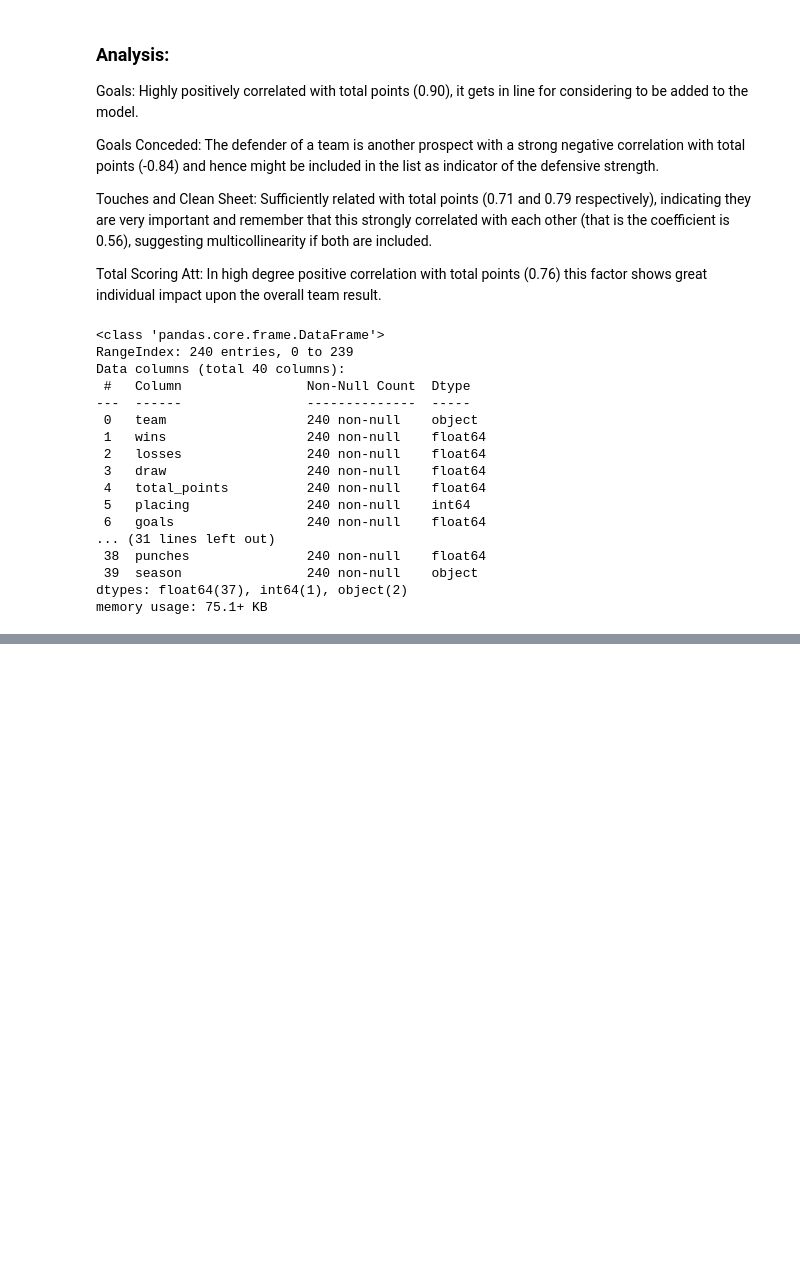
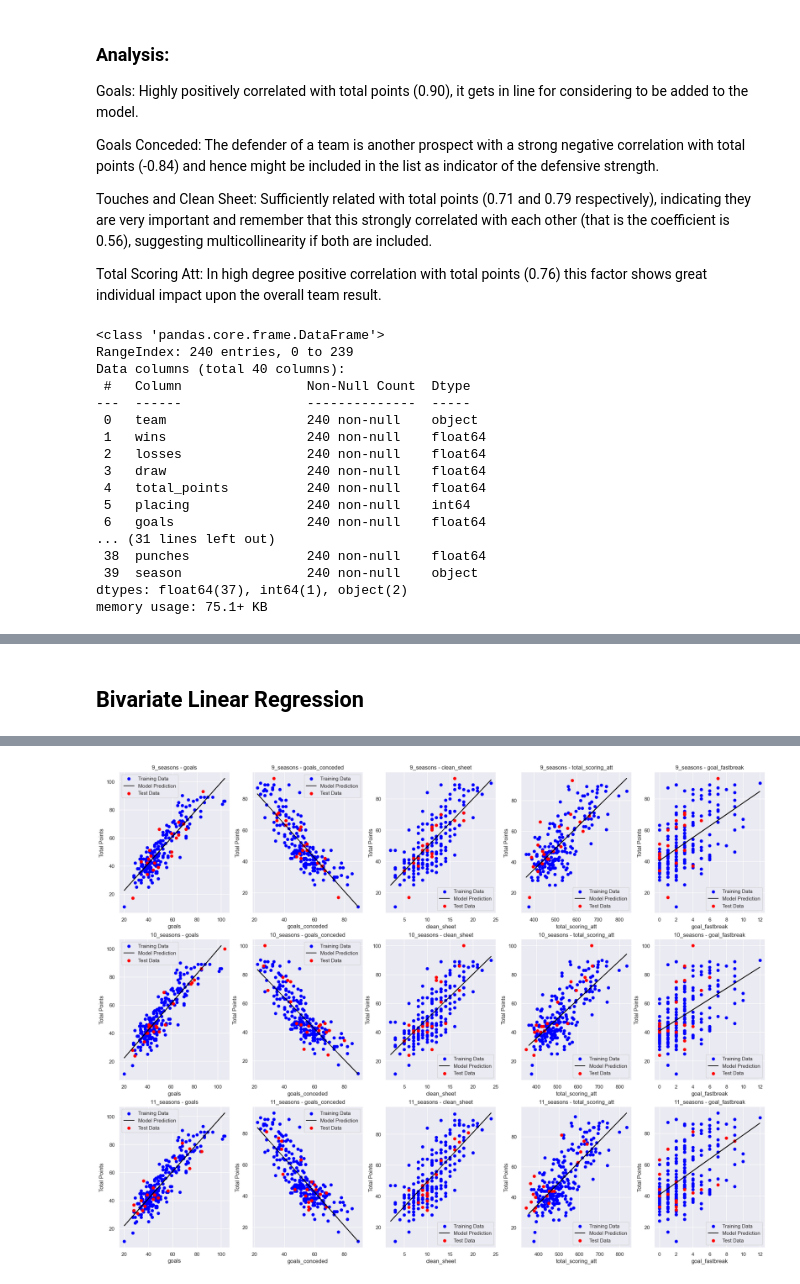
Before and after one commit to JacksonSeowJX/SC1015, a Jupyter notebook: Sc1015 Mini-Project.ipynb, the cells around one changed output, grey strips where cells are left out. Drawn from its saved outputs; the diff is of its cells as text; code cells hidden in the pictures; blank space fills up the shorter version.

```diff
--- a/Sc1015 Mini-Project.ipynb
+++ b/Sc1015 Mini-Project.ipynb
@@ -466,0 +469,72 @@ memory usage: 75.1+ KB
+# %% [markdown]
+## Bivariate Linear Regression
+# %%
+import pandas as pd
+from sklearn.linear_model import LinearRegression
+from sklearn.metrics import mean_squared_error
+import matplotlib.pyplot as plt
+
+
+# Data splits for multiple seasons
+season_splits = {
+    "9_seasons": (statsDataFrame.iloc[:180], statsDataFrame.iloc[181:201]),
+    "10_seasons": (statsDataFrame.iloc[:200], statsDataFrame.iloc[201:221]),
+    "11_seasons": (statsDataFrame.iloc[:220], statsDataFrame.iloc[221:241])
+}
+
+predictors = ["goals", "goals_conceded", "clean_sheet", "total_scoring_att", "goal_fastbreak"]
+
+# Initialize a Linear Regression model
+linreg = LinearRegression()
+
+# Setup the figure for plotting
+fig, axes = plt.subplots(nrows=len(season_splits), ncols=len(predictors), figsize=(20, 15), constrained_layout=True)
+if len(season_splits) == 1:  # Handling the case where there's only one row
+    axes = [axes]
+
+# Iterate over each season and each predictor
+for season_index, (season, (train_data, test_data)) in enumerate(season_splits.items()):
+    print(f"Model results for training on {season} and testing on the next season:")
+    for predictor_index, predictor in enumerate(predictors):
+        # Fit the model using training data for each predictor
+        X_train = train_data[[predictor]]
+        y_train = train_data["total_points"]
+        linreg.fit(X_train, y_train)
+
+        # Compute R² and predict on training data to compute MSE
+        train_score = linreg.score(X_train, y_train)
+        y_train_pred = linreg.predict(X_train)
+        train_mse = mean_squared_error(y_train, y_train_pred)
+
+        # Predict on testing data
+        X_test = test_data[[predictor]]
+        y_test = test_data["total_points"]
+        test_score = linreg.score(X_test, y_test)
+        y_test_pred = linreg.predict(X_test)
+        test_mse = mean_squared_error(y_test, y_test_pred)
+
+        # Plotting
+        ax = axes[season_index][predictor_index]
+        ax.scatter(X_train, y_train, color="blue", label="Training Data")
+        ax.plot(X_train, y_train_pred, color="black", label="Model Prediction")
+        ax.scatter(X_test, y_test, color="red", label="Test Data")
+        ax.set_title(f"{season} - {predictor}")
+        ax.set_xlabel(predictor)
+        ax.set_ylabel("Total Points")
+        ax.legend()
+
+        # Print the results including intercept and coefficients
+        print(f"Model details for predictor: {predictor}")
+        print(f" Intercept of Regression: {linreg.intercept_}")
+        print(f" Coefficient of Regression for {predictor}: {linreg.coef_[0]}")
+        print(f" Goodness of Fit - Train Dataset:")
+        print(f"  R^2 = {train_score:.4f}")
+        print(f"  MSE = {train_mse:.4f}")
+        print(f" Goodness of Fit - Test Dataset:")
+        print(f"  R^2 = {test_score:.4f}")
+        print(f"  MSE = {test_mse:.4f}")
+        print()
+    print("-----------------------------------------------------------------")
+
+plt.show()
+# %% [output]
@@ -466,0 +558 @@ memory usage: 75.1+ KB
+[figure, added]
```
Also changed, not shown: parts of 10 cells of this notebook.
